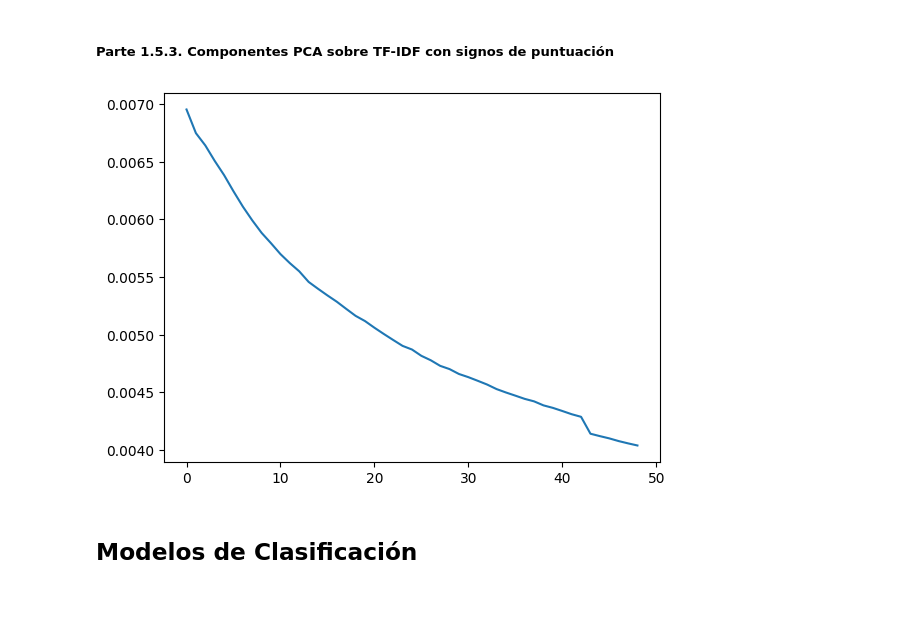
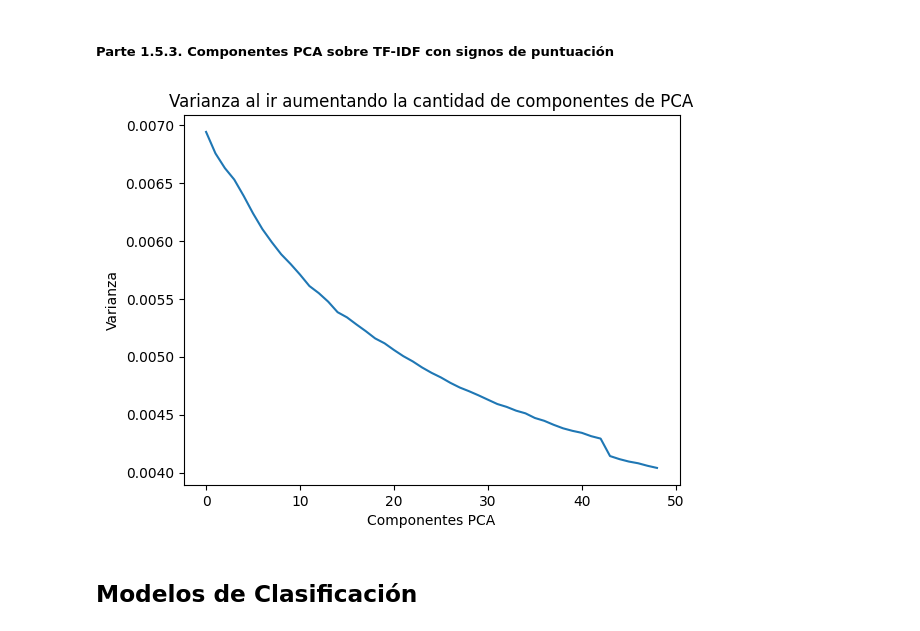
Before and after one commit to lupish/introcd_grupo_17, a Jupyter notebook: Tarea_2/shakespeare_tarea_2.ipynb, the cells around one changed output. Saved outputs shown, nothing was run; the diff lists cells and outputs as text; code cells hidden in the pictures; blank space fills up the shorter version.

```diff
--- a/Tarea_2/shakespeare_tarea_2.ipynb
+++ b/Tarea_2/shakespeare_tarea_2.ipynb
@@ -516,9 +523,14 @@ for i in range(1, 50):
 # %%
 # TODO: arreglar los valores del eje y ponerle un titulo
 plt.plot(var_sw_nG12)
+
+plt.title("Varianza al ir aumentando la cantidad de componentes de PCA")
+plt.xlabel("Componentes PCA")
+plt.ylabel("Varianza")
+
 plt.show()
 # %% [output]
-[figure, old version]
+[figure, new version]
 # %% [markdown]
 ## Modelos de Clasificación
 # %% [markdown]
```
Also changed, not shown: parts of 7 cells of this notebook.
